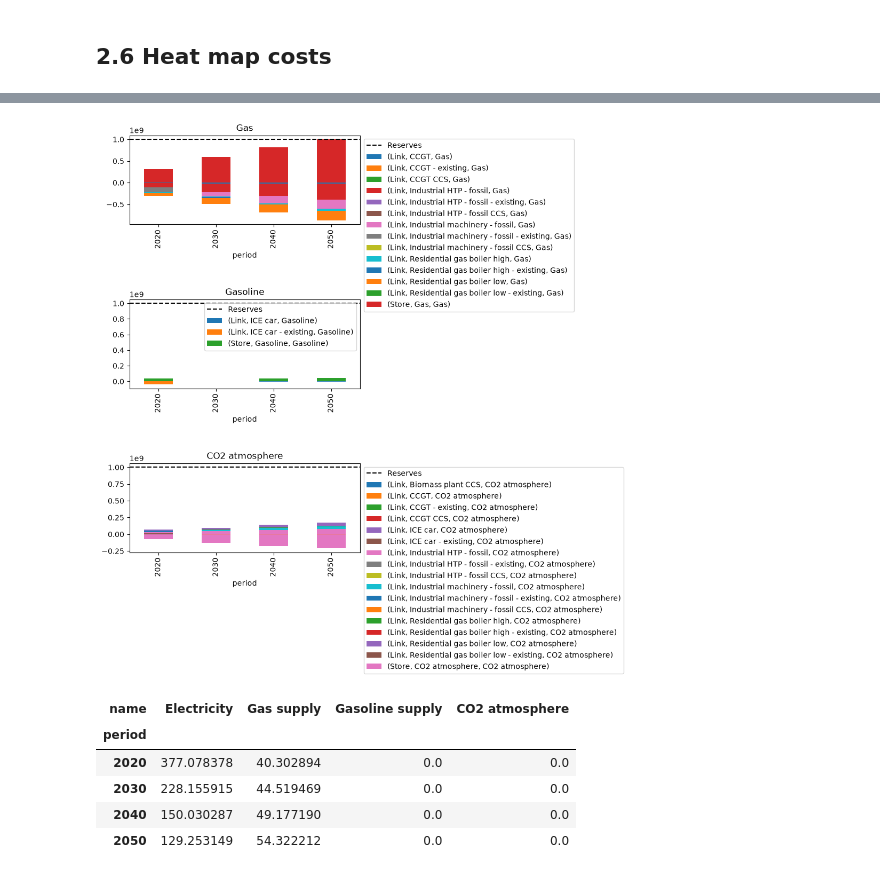
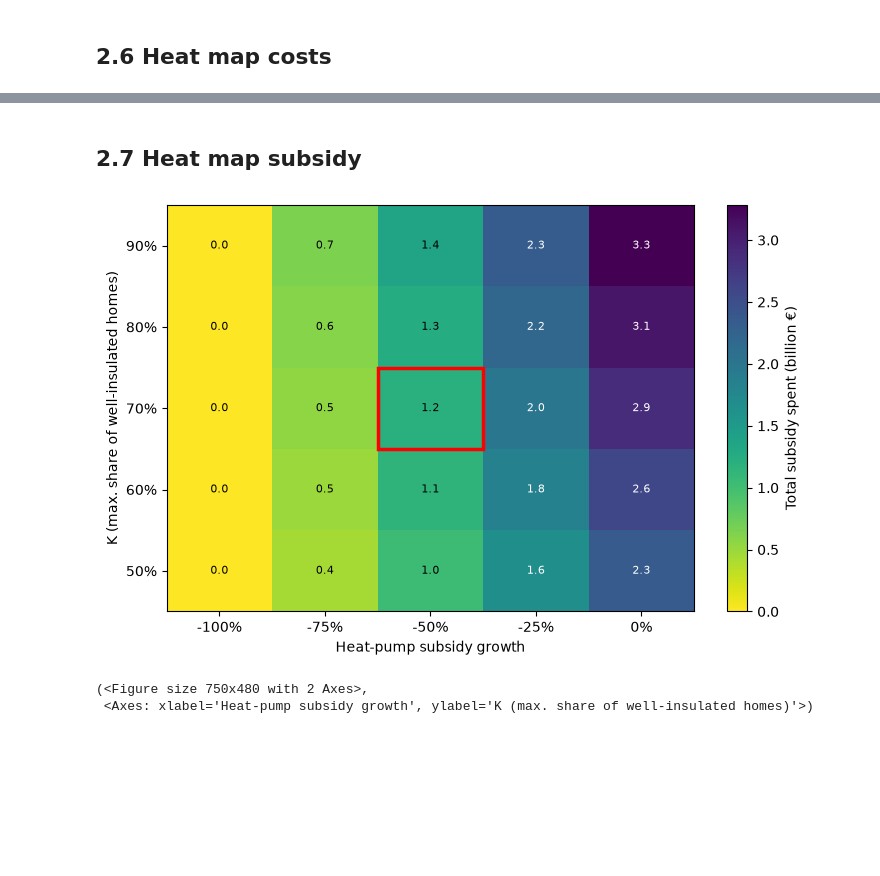
Before and after one commit to annacerato88/Modelling_for_transitions_Group, a Jupyter notebook: Group Assignment MfT/interface.ipynb, the cells around one changed output, grey strips where cells are left out. Cells and saved outputs as stored; diff of their text form; code cells hidden in the pictures; blank space fills up the shorter version.

```diff
--- a/Group Assignment MfT/interface.ipynb
+++ b/Group Assignment MfT/interface.ipynb
@@ -582,23 +582,10 @@ There are a couple of things happening in the model:
-# %%
-# Let's show that gas reserves are fully depleted by 2050, while gasoline reserves are not:
-fig, ax = plt.subplots(3,1)
-fig.set_size_inches(10,10)
-reserves = {'Gas':1e9, 'Gasoline':1e9, 'CO2 atmosphere':1e9}
-for n,c in enumerate(['Gas', 'Gasoline','CO2 atmosphere']):
-    base.statistics.energy_balance(bus_carrier=c).cumsum(axis=1).T.plot(kind='bar', stacked=True, ax=ax[n])
-    ax[n].hlines(reserves[c],-0.5,4.5, label='Reserves', ls='--', color='black')
-    ax[n].legend(bbox_to_anchor=(1,1))
-    ax[n].set_title(c)
-plt.tight_layout()
-# %% [output]
-[figure, removed]
-# %%
-# Show shadow prices of electricity, gas, gasoline and CO2 atmosphere
-base.buses_t.marginal_price.groupby(level=0).agg('mean')[['Electricity','Gas supply','Gasoline supply','CO2 atmosphere']]
-# %% [output]
-| name | Electricity | Gas supply | Gasoline supply | CO2 atmosphere |
-| period |  |  |  |  |
-| 2020 | 377.078378 | 40.302894 | 0.0 | 0.0 |
-| 2030 | 228.155915 | 44.519469 | 0.0 | 0.0 |
-| 2040 | 150.030287 | 49.177190 | 0.0 | 0.0 |
-| 2050 | 129.253149 | 54.322212 | 0.0 | 0.0 |
+# %% [markdown]
+## 2.7 Heat map subsidy
+# %%
+plot_heatmap(df, "subsidy", subsidy_growth_values, K_values,
+             scale=1e-9, cbar_label="Total subsidy spent (billion €)",
+             baseline=(base_sg, base_K))
+# %% [output]
+[figure, added]
+(<Figure size 750x480 with 2 Axes>,
+ <Axes: xlabel='Heat-pump subsidy growth', ylabel='K (max. share of well-insulated homes)'>)
```
Also changed, not shown: parts of 18 cells of this notebook, 6 other files.
